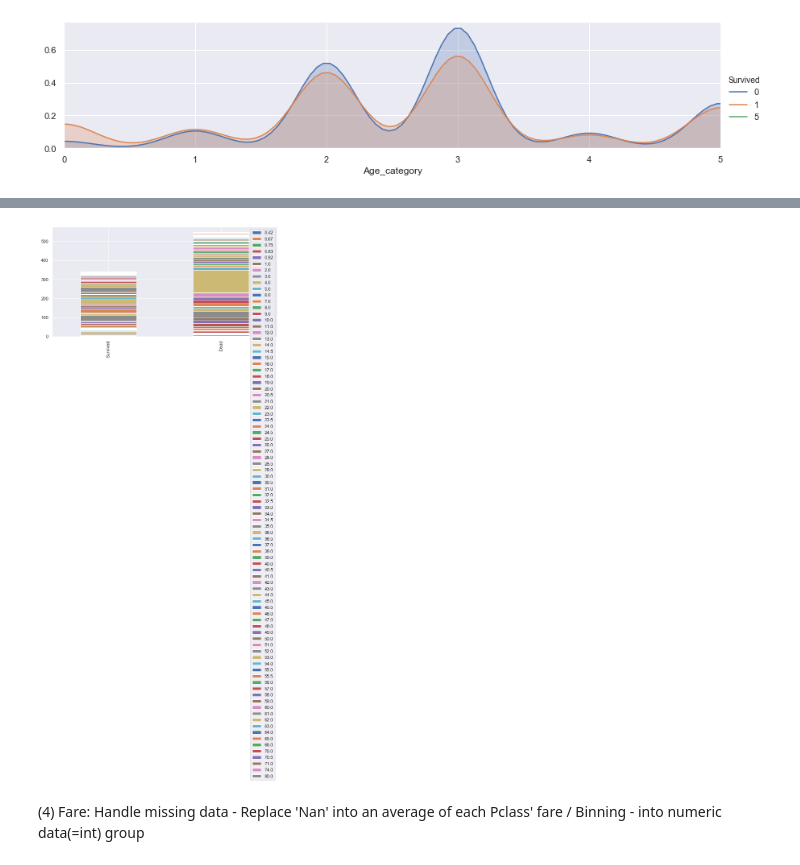
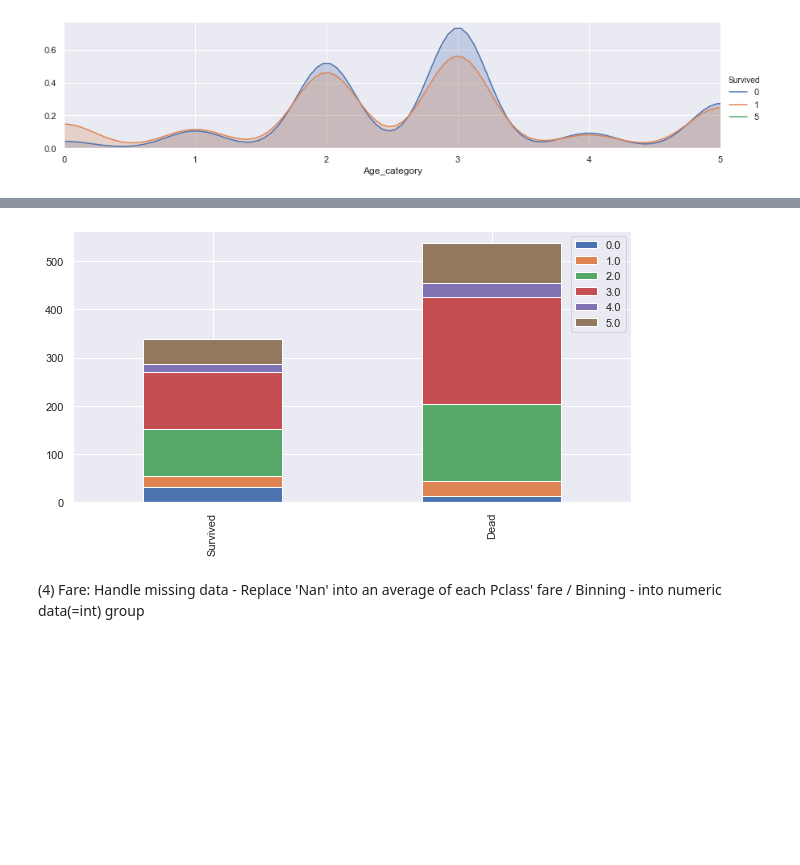
Before and after one commit to JoannaKang/Kaggle-Titanic, a Jupyter notebook: Titanic.ipynb, the cells around one changed output, grey strips where cells are left out. Drawn from its saved outputs; the diff is of its cells as text; code cells hidden in the pictures; blank space fills up the shorter version.

```diff
--- a/Titanic.ipynb
+++ b/Titanic.ipynb
@@ -491,9 +491,9 @@ train.head()
 | 3 | 4 | 1 | 1 | Futrelle, Mrs. Jacques Heath (Lil... | female | 35.0 | 1 | 0 | 113803 | 53.1000 | ... |
 | 4 | 5 | 0 | 3 | Allen, Mr. William Henry | male | 35.0 | 0 | 0 | 373450 | 8.0500 | ... |
 # %%
-bar_chart('Age')
+bar_chart('Age_category')
 # %% [output]
-[figure, old version]
+[figure, new version]
 # %% [markdown]
 (4) Fare: Handle missing data - Replace 'Nan' into an average of each Pclass' fare / Binning - into numeric data(=int) group
 # %%
```
